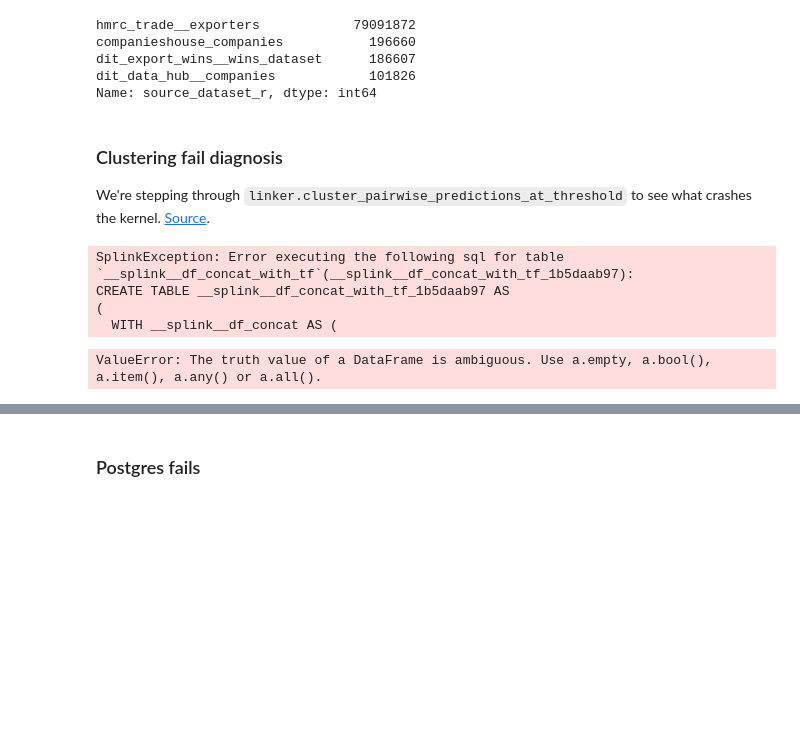
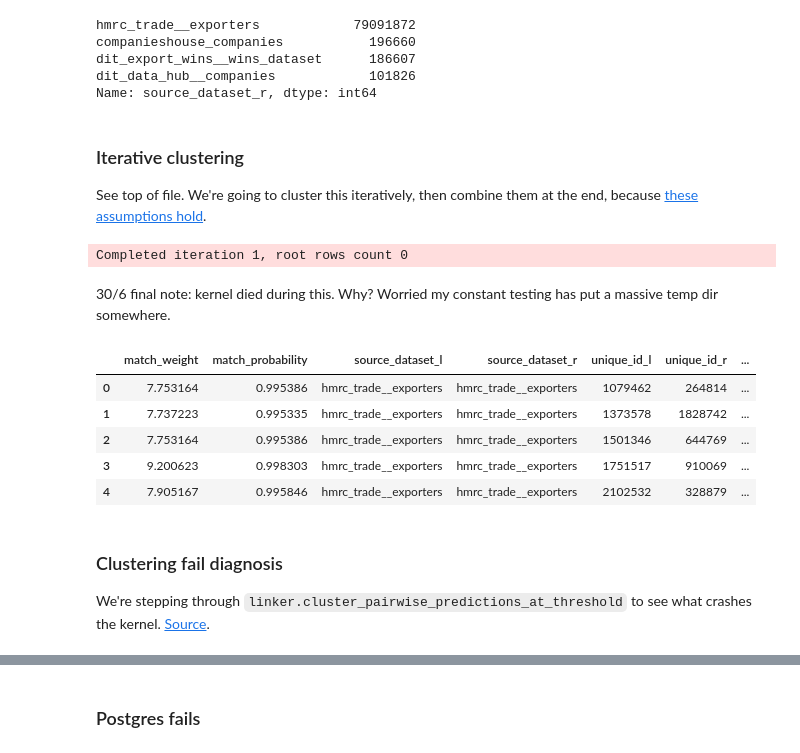
Before and after one commit to will-langdale/matchbox, a Jupyter notebook: notebooks/WL_splink-iterpred.ipynb, the cells around one changed output, grey strips where cells are left out. Saved outputs shown, nothing was run; the diff lists cells and outputs as text; code cells hidden in the pictures; blank space fills up the shorter version.

Commit message:
First experiments with iteration

```diff
--- a/notebooks/WL_splink-iterpred.ipynb
+++ b/notebooks/WL_splink-iterpred.ipynb
@@ -155,6 +166,50 @@ companieshouse_companies           196660
 dit_export_wins__wins_dataset      186607
 dit_data_hub__companies            101826
 Name: source_dataset_r, dtype: int64
+# %% [markdown]
+### Iterative clustering
+
+See top of file. We're going to cluster this iteratively, then combine them at the end, because [these assumptions hold](https://github.com/moj-analytical-services/splink/discussions/1218).
+# %%
+df_predict_to_sample = df_predict
+# %%
+clusters = []
+
+for i in range(2):
+    predict_sample = df_predict_to_sample.sample(100_000)
+    df_predict_to_sample = df_predict_to_sample.drop(predict_sample.index)
+
+    db_predict = linker.register_table(
+        predict_sample,
+        "__splink__df_predict",
+        overwrite=True
+    )
+
+    clusters_sample = linker.cluster_pairwise_predictions_at_threshold(
+        db_predict,
+        threshold_match_probability=0.7,
+        pairwise_formatting=True,
+        filter_pairwise_format_for_clusters=False,
+    )
+
+    clusters.append(clusters_sample)
+
+clusters
+# %% [output]
+Completed iteration 1, root rows count 0
+# %% [markdown]
+30/6 final note: kernel died during this. Why? Worried my constant testing has put a massive temp dir somewhere.
+# %%
+linker.query_sql(f"""
+    select * from {clusters.physical_name}
+""")
+# %% [output]
+|  | match_weight | match_probability | source_dataset_l | source_dataset_r | unique_id_l | unique_id_r | ... |
+| 0 | 7.753164 | 0.995386 | hmrc_trade__exporters | hmrc_trade__exporters | 1079462 | 264814 | ... |
+| 1 | 7.737223 | 0.995335 | hmrc_trade__exporters | hmrc_trade__exporters | 1373578 | 1828742 | ... |
+| 2 | 7.753164 | 0.995386 | hmrc_trade__exporters | hmrc_trade__exporters | 1501346 | 644769 | ... |
+| 3 | 9.200623 | 0.998303 | hmrc_trade__exporters | hmrc_trade__exporters | 1751517 | 910069 | ... |
+| 4 | 7.905167 | 0.995846 | hmrc_trade__exporters | hmrc_trade__exporters | 2102532 | 328879 | ... |
 # %% [markdown]
 ### Clustering fail diagnosis
 
@@ -166,16 +221,7 @@ We're stepping through `linker.cluster_pairwise_predictions_at_threshold` to see
 #     pairwise_formatting=True,
 #     filter_pairwise_format_for_clusters=False,
 # )
-# %%
-predictions = linker.predict(threshold_match_probability=0.7)
-# %% [output]
-SplinkException: Error executing the following sql for table `__splink__df_concat_with_tf`(__splink__df_concat_with_tf_1b5daab97):
-CREATE TABLE __splink__df_concat_with_tf_1b5daab97 AS
-(
-  WITH __splink__df_concat AS (
 # %%
-concat_with_tf = linker._initialise_df_concat_with_tf(df_predict)
+concat_with_tf = linker._initialise_df_concat_with_tf(predictions)
-# %% [output]
-ValueError: The truth value of a DataFrame is ambiguous. Use a.empty, a.bool(), a.item(), a.any() or a.all().
 # %%
 edges_table = _cc_create_unique_id_cols(
```
Also changed, not shown: parts of 26 cells of this notebook, 1 other file.
